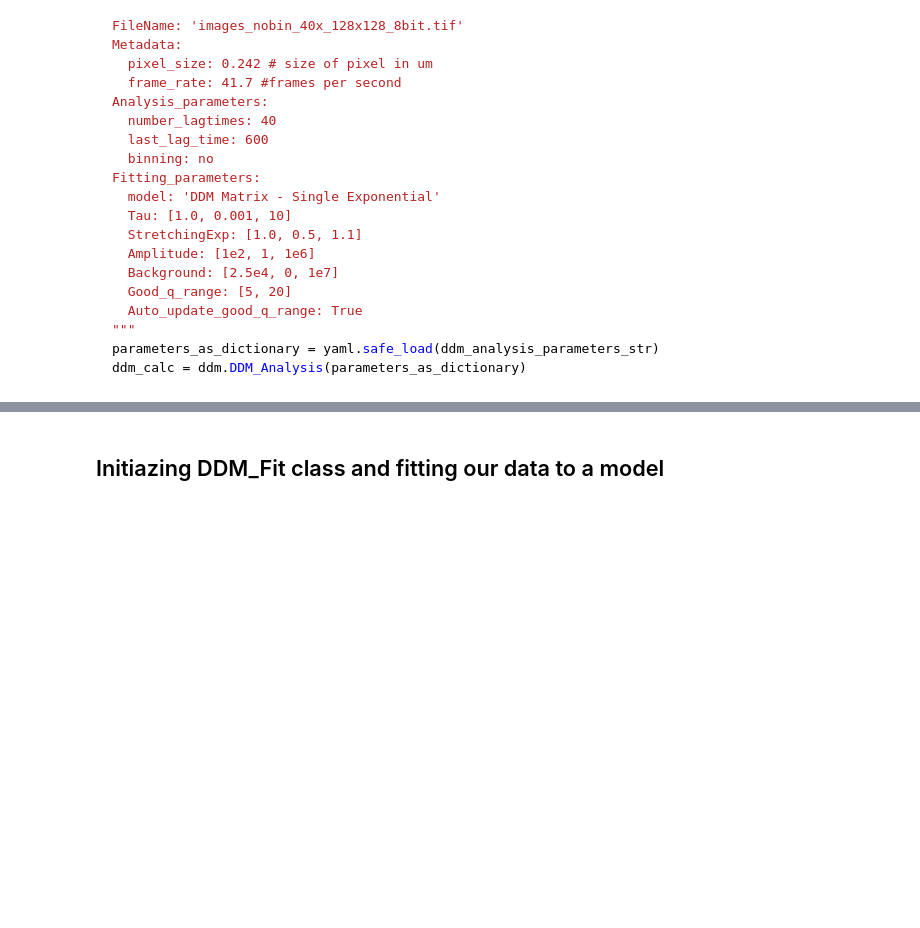
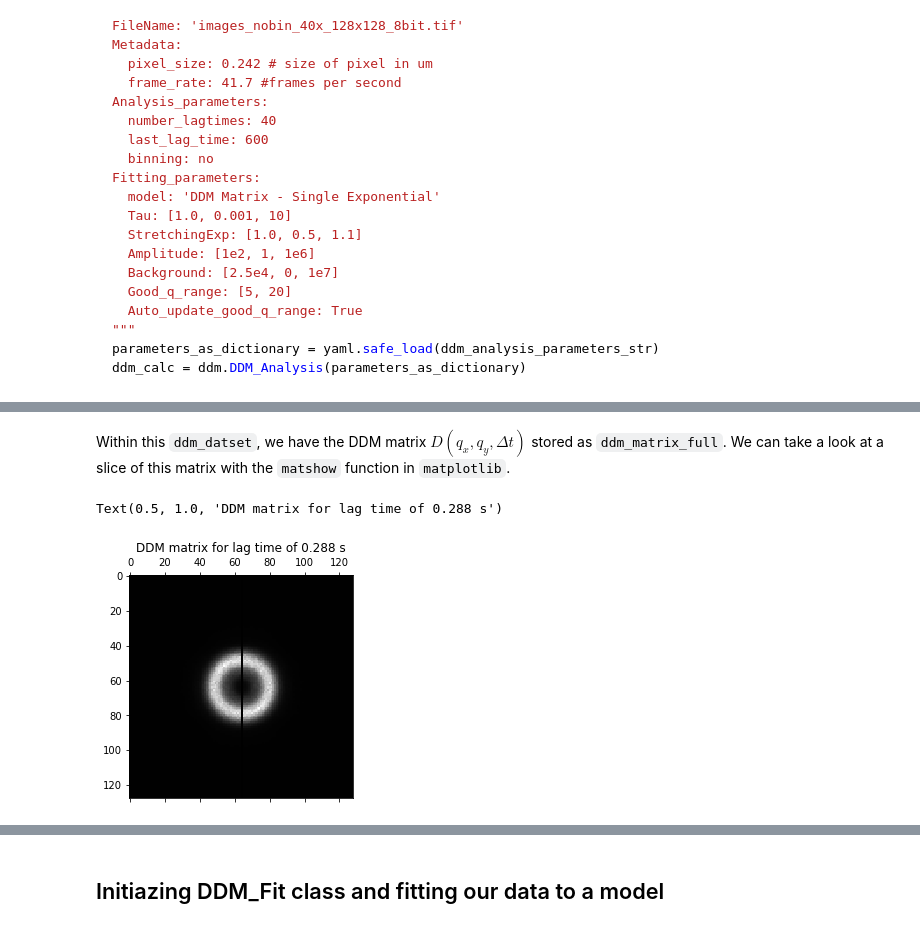
Before and after one commit to rmcgorty/PyDDM, a Jupyter notebook: Examples/DDM - Walkthrough - Diffusing Silica Beads - More in-depth.ipynb, the cells around one changed output, grey strips where cells are left out. Saved outputs shown, nothing was run; the diff lists cells and outputs as text; code cells hidden in the pictures; blank space fills up the shorter version.

```diff
--- a/Examples/DDM - Walkthrough - Diffusing Silica Beads - More in-depth.ipynb
+++ b/Examples/DDM - Walkthrough - Diffusing Silica Beads - More in-depth.ipynb
@@ -81,0 +113,9 @@ ddm_calc.calculate_DDM_matrix()
+# %% [markdown]
+Within this `ddm_datset`, we have the DDM matrix $D(q_x, q_y, \Delta t)$ stored as `ddm_matrix_full`. We can take a look at a slice of this matrix with the `matshow` function in `matplotlib`.
+# %%
+lagtime_for_ddmmatrix = 10
+plt.matshow(ddm_calc.ddm_dataset.ddm_matrix_full[lagtime_for_ddmmatrix], cmap='gray')
+plt.title("DDM matrix for lag time of %.3f s" % ddm_calc.ddm_dataset.lagtime[10])
+# %% [output]
+Text(0.5, 1.0, 'DDM matrix for lag time of 0.288 s')
+[figure, added]
```
Also changed, not shown: parts of 49 cells of this notebook, 2 other files.
